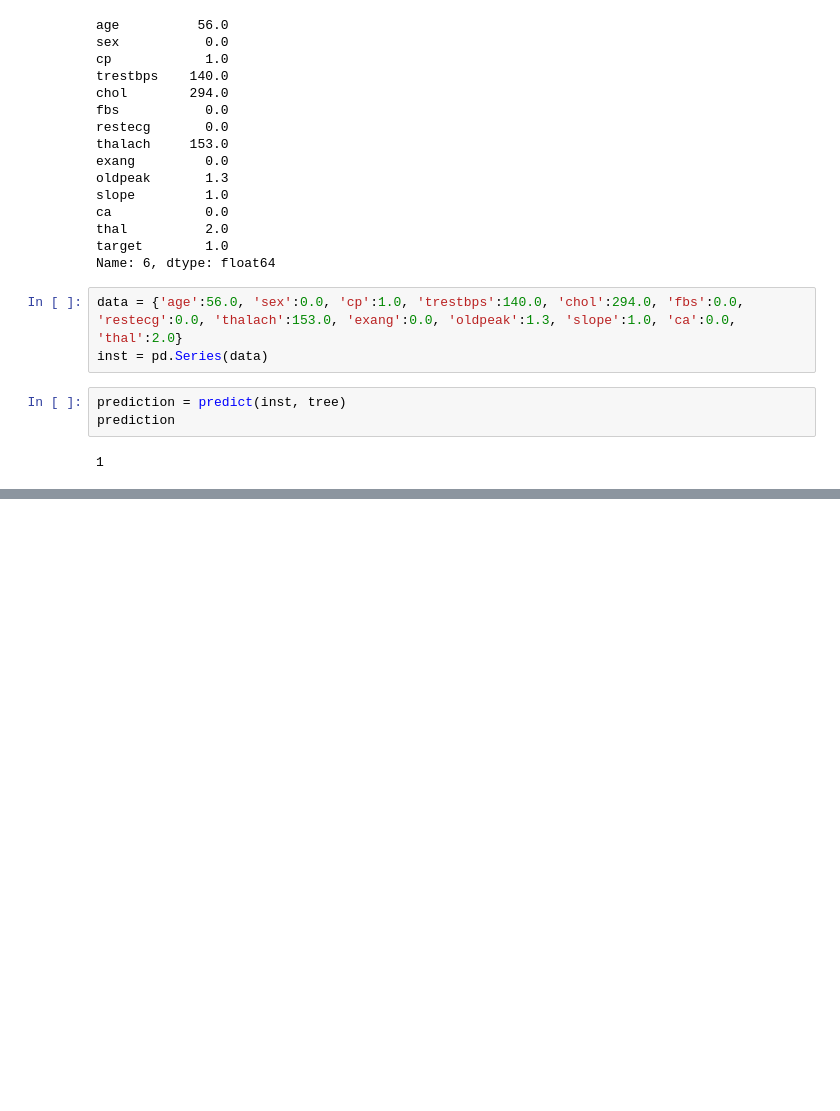
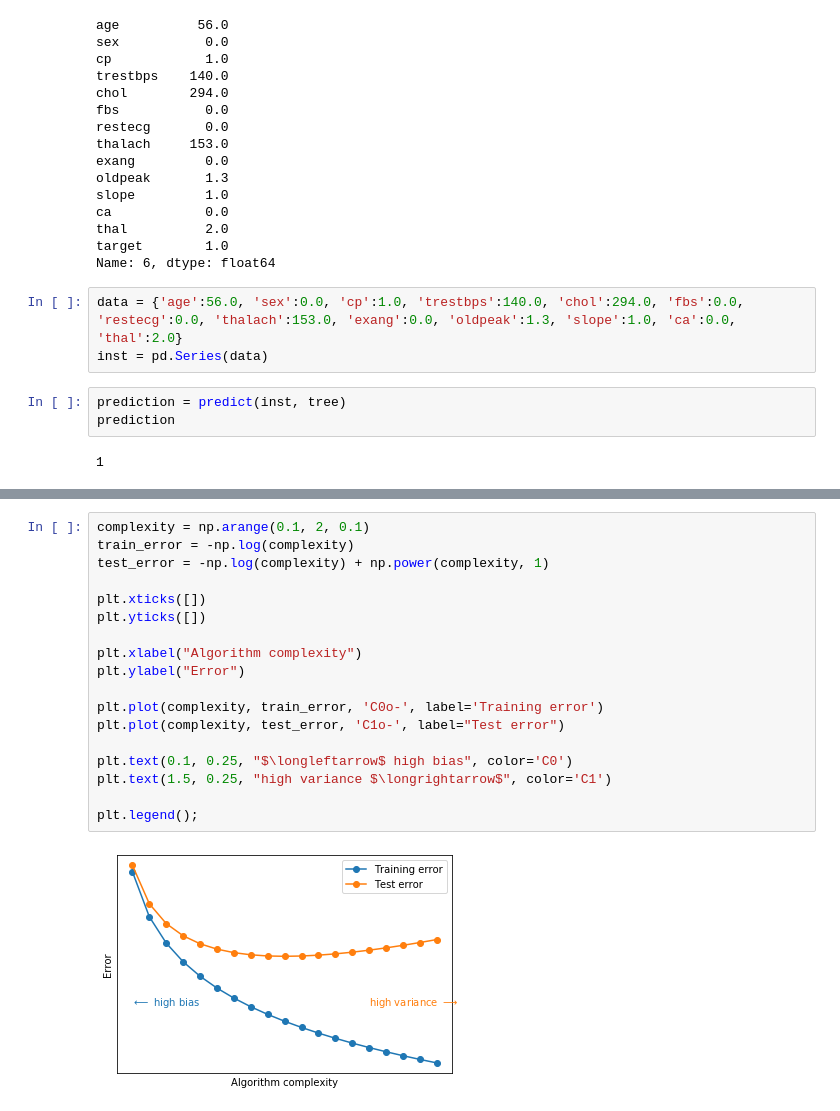
Before and after one commit to VictorCabrejos/heart_disease_tree, a Jupyter notebook: Heart Disease Classification.ipynb, the cells around one changed output, grey strips where cells are left out. Saved outputs shown, nothing was run; the diff lists cells and outputs as text; blank space fills up the shorter version.

```diff
--- a/Heart Disease Classification.ipynb
+++ b/Heart Disease Classification.ipynb
@@ -308,0 +797,20 @@ prediction
+# %%
+complexity = np.arange(0.1, 2, 0.1)
+train_error = -np.log(complexity)
+test_error = -np.log(complexity) + np.power(complexity, 1)
+
+plt.xticks([])
+plt.yticks([])
+
+plt.xlabel("Algorithm complexity")
+plt.ylabel("Error")
+
+plt.plot(complexity, train_error, 'C0o-', label='Training error')
+plt.plot(complexity, test_error, 'C1o-', label="Test error")
+
+plt.text(0.1, 0.25, "$\longleftarrow$ high bias", color='C0')
+plt.text(1.5, 0.25, "high variance $\longrightarrow$", color='C1')
+
+plt.legend();
+# %% [output]
+[figure, added]
```
Also changed, not shown: parts of 12 cells of this notebook, 7 other files.
